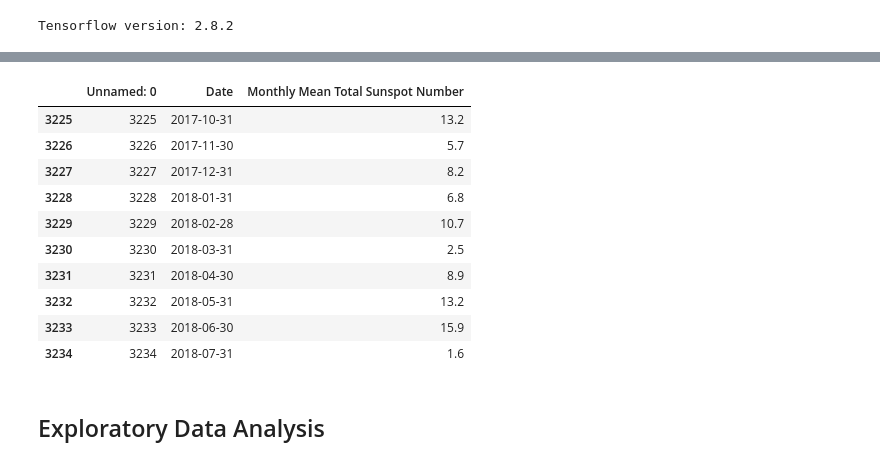
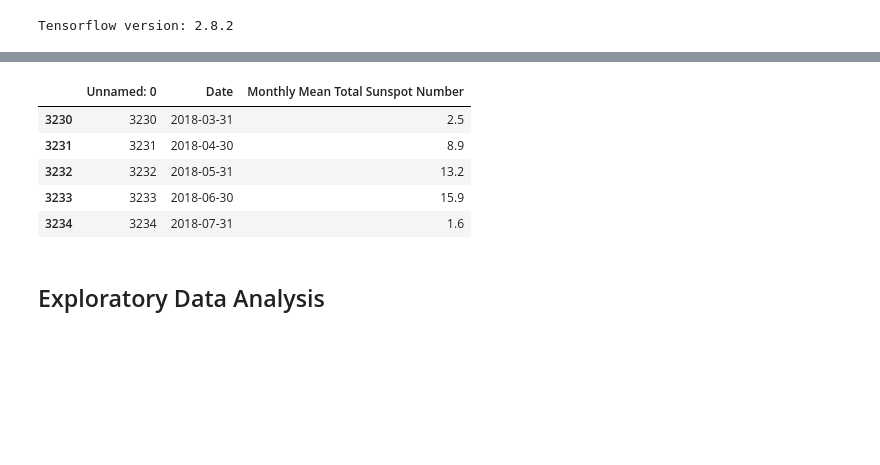
Before and after one commit to mohameddhameem/IBM-Machine-Learning, a Jupyter notebook: Time Series Survival Analysis/Final Assignment/Assignment_TimeSeries_Forecasting.ipynb, the cells around one changed output, grey strips where cells are left out. Drawn from its saved outputs; the diff is of its cells as text; code cells hidden in the pictures; blank space fills up the shorter version.

```diff
--- a/Time Series Survival Analysis/Final Assignment/Assignment_TimeSeries_Forecasting.ipynb
+++ b/Time Series Survival Analysis/Final Assignment/Assignment_TimeSeries_Forecasting.ipynb
@@ -68,15 +66,10 @@ Saving to: ‘/tmp/sunspots.csv’
 # %%
 # read Sunspots.csv into a pandas dataframe with date parse
 df = pd.read_csv('/tmp/sunspots.csv',
                     parse_dates=['Date'])
-df.tail(10)
+df.tail()
 # %% [output]
 |  | Unnamed: 0 | Date | Monthly Mean Total Sunspot Number |
-| 3225 | 3225 | 2017-10-31 | 13.2 |
-| 3226 | 3226 | 2017-11-30 | 5.7 |
-| 3227 | 3227 | 2017-12-31 | 8.2 |
-| 3228 | 3228 | 2018-01-31 | 6.8 |
-| 3229 | 3229 | 2018-02-28 | 10.7 |
 | 3230 | 3230 | 2018-03-31 | 2.5 |
 | 3231 | 3231 | 2018-04-30 | 8.9 |
 | 3232 | 3232 | 2018-05-31 | 13.2 |
```
Also changed, not shown: parts of 12 cells of this notebook.
